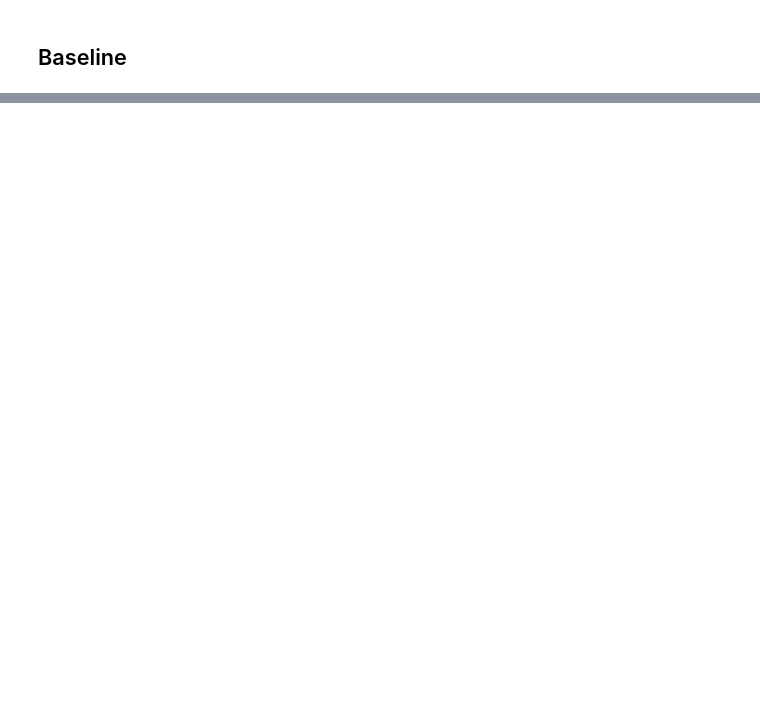
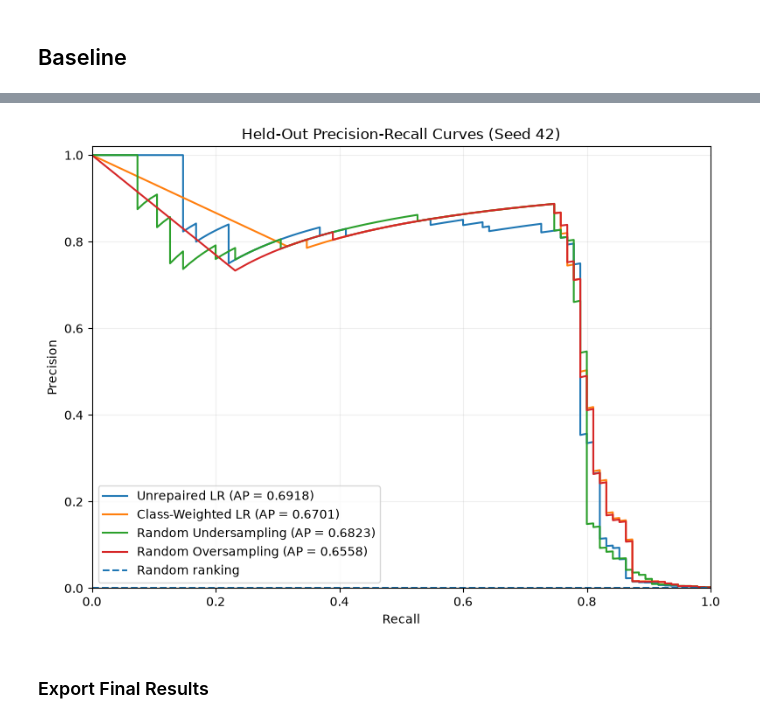
Before and after one commit to kims12uci/credit-card-fraud-detection, a Jupyter notebook: proj_code.ipynb, the cells around one changed output, grey strips where cells are left out. Drawn from its saved outputs; the diff is of its cells as text; code cells hidden in the pictures; blank space fills up the shorter version.

```diff
--- a/proj_code.ipynb
+++ b/proj_code.ipynb
@@ -422,0 +2840,56 @@ Final test set used: No
+# %%
+
+primary_result = final_results[primary_seed]
+
+plt.figure(figsize=(8, 6))
+
+for method, result in (
+    primary_result["model_results"].items()
+):
+
+    precision, recall, _ = precision_recall_curve(
+        primary_result["y_test"],
+        result["test_probs"]
+    )
+
+    plt.plot(
+        recall,
+        precision,
+        label=(
+            f"{METHOD_NAMES[method]} "
+            f"(AP = {result['test_ap']:.4f})"
+        )
+    )
+
+plt.axhline(
+    y=np.mean(primary_result["y_test"]),
+    linestyle="--",
+    label="Random ranking"
+)
+
+plt.xlabel("Recall")
+plt.ylabel("Precision")
+
+plt.title(
+    f"Held-Out Precision-Recall Curves "
+    f"(Seed {primary_seed})"
+)
+
+plt.xlim(0, 1)
+plt.ylim(0, 1.02)
+
+plt.legend()
+plt.grid(alpha=0.2)
+
+plt.tight_layout()
+
+plt.savefig(
+    "final_pr_curves.pdf",
+    bbox_inches="tight"
+)
+
+plt.show()
+# %% [output]
+[figure, added]
+# %% [markdown]
+### Export Final Results
```
Also changed, not shown: parts of 68 cells of this notebook, 2 other files.
